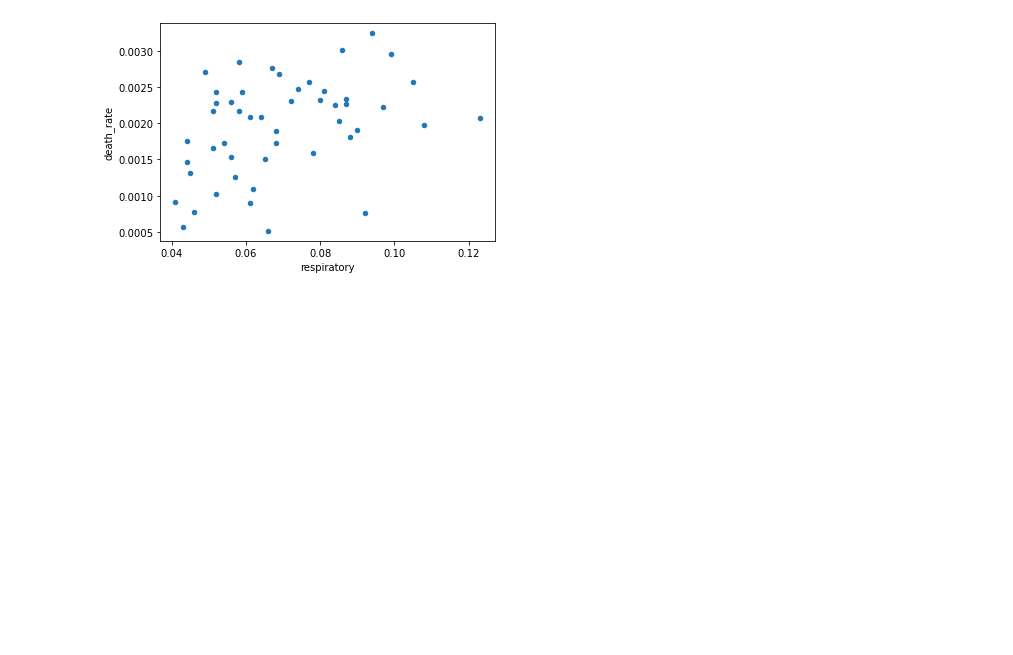
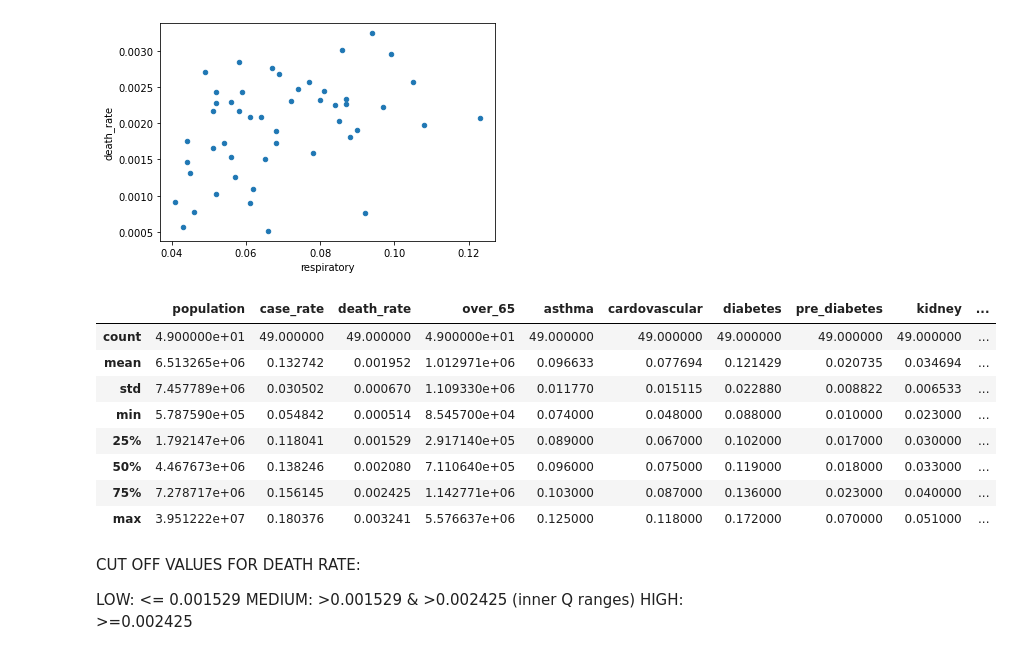
Before and after one commit to sdguerrette/capstone_project, a Jupyter notebook: Deliverable1_Practice/Practice_NN_COVID.ipynb, the cells around one changed output. Saved outputs shown, nothing was run; the diff lists cells and outputs as text; code cells hidden in the pictures; blank space fills up the shorter version.

Commit message:
cut off values& risk columns

```diff
--- a/Deliverable1_Practice/Practice_NN_COVID.ipynb
+++ b/Deliverable1_Practice/Practice_NN_COVID.ipynb
@@ -229,3 +229,21 @@ risk_death_case_df.plot(kind='scatter', x='respiratory', y='death_rate')
 # %% [output]
 <AxesSubplot:xlabel='respiratory', ylabel='death_rate'>
 [figure]
+# %%
+risk_death_case_df.describe()
+# %% [output]
+|  | population | case_rate | death_rate | over_65 | asthma | cardovascular | diabetes | pre_diabetes | kidney | ... |
+| count | 4.900000e+01 | 49.000000 | 49.000000 | 4.900000e+01 | 49.000000 | 49.000000 | 49.000000 | 49.000000 | 49.000000 | ... |
+| mean | 6.513265e+06 | 0.132742 | 0.001952 | 1.012971e+06 | 0.096633 | 0.077694 | 0.121429 | 0.020735 | 0.034694 | ... |
+| std | 7.457789e+06 | 0.030502 | 0.000670 | 1.109330e+06 | 0.011770 | 0.015115 | 0.022880 | 0.008822 | 0.006533 | ... |
+| min | 5.787590e+05 | 0.054842 | 0.000514 | 8.545700e+04 | 0.074000 | 0.048000 | 0.088000 | 0.010000 | 0.023000 | ... |
+| 25% | 1.792147e+06 | 0.118041 | 0.001529 | 2.917140e+05 | 0.089000 | 0.067000 | 0.102000 | 0.017000 | 0.030000 | ... |
+| 50% | 4.467673e+06 | 0.138246 | 0.002080 | 7.110640e+05 | 0.096000 | 0.075000 | 0.119000 | 0.018000 | 0.033000 | ... |
+| 75% | 7.278717e+06 | 0.156145 | 0.002425 | 1.142771e+06 | 0.103000 | 0.087000 | 0.136000 | 0.023000 | 0.040000 | ... |
+| max | 3.951222e+07 | 0.180376 | 0.003241 | 5.576637e+06 | 0.125000 | 0.118000 | 0.172000 | 0.070000 | 0.051000 | ... |
+# %% [markdown]
+CUT OFF VALUES FOR DEATH RATE:
+
+LOW: <= 0.001529
+MEDIUM: >0.001529 & >0.002425 (inner Q ranges)
+HIGH: >=0.002425
```
Also changed, not shown: parts of 1 cell of this notebook.
